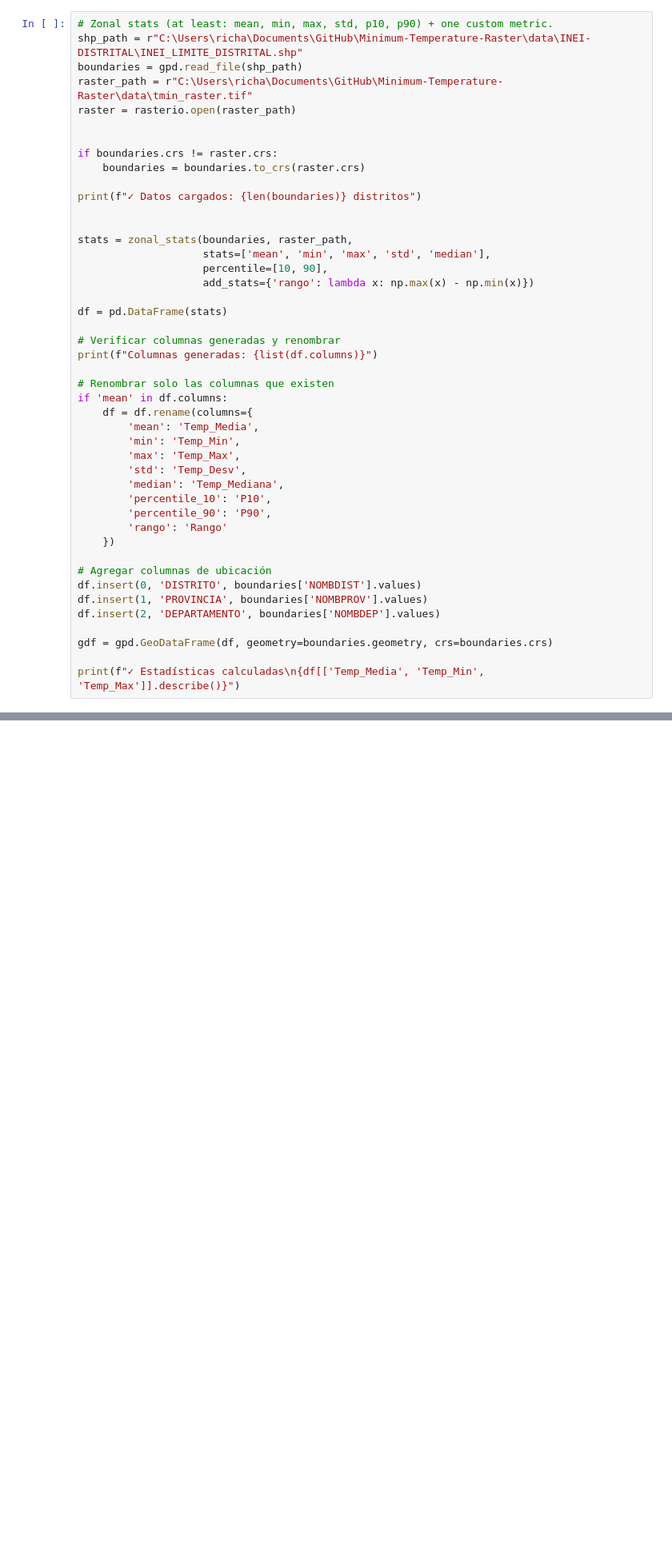
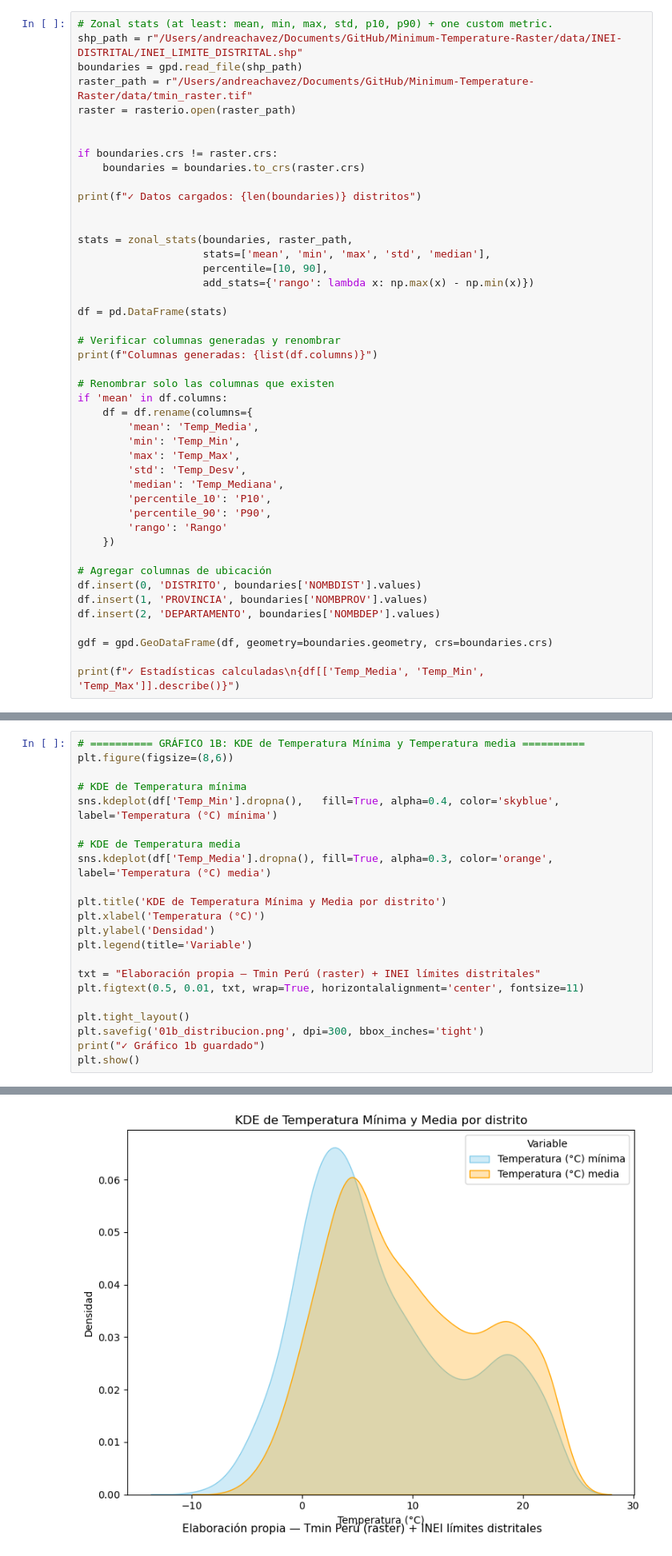
Before and after one commit to danielamartuccelli/Minimum-Temperature-Raster, a Jupyter notebook: data/data.ipynb, the cells around one changed output, grey strips where cells are left out. Shown at 80% size. Saved outputs shown, nothing was run; the diff lists cells and outputs as text; blank space fills up the shorter version.

```diff
--- a/data/data.ipynb
+++ b/data/data.ipynb
@@ -172,9 +175,9 @@ El shapefile y el raster se superponen correctamente
 ## Zonal stats
 # %%
 # Zonal stats (at least: mean, min, max, std, p10, p90) + one custom metric.
-shp_path = r"C:\Users\richa\Documents\GitHub\Minimum-Temperature-Raster\data\INEI-DISTRITAL\INEI_LIMITE_DISTRITAL.shp"
+shp_path = r"/Users/andreachavez/Documents/GitHub/Minimum-Temperature-Raster/data/INEI-DISTRITAL/INEI_LIMITE_DISTRITAL.shp"
 boundaries = gpd.read_file(shp_path)
-raster_path = r"C:\Users\richa\Documents\GitHub\Minimum-Temperature-Raster\data\tmin_raster.tif"
+raster_path = r"/Users/andreachavez/Documents/GitHub/Minimum-Temperature-Raster/data/tmin_raster.tif"
 raster = rasterio.open(raster_path)
 
 
@@ -271,3 +275,26 @@ plt.show()
 # %% [output]
 ✓ Gráfico 1 guardado
 [figure]
+# %%
+# ========== GRÁFICO 1B: KDE de Temperatura Mínima y Temperatura media ==========
+plt.figure(figsize=(8,6))
+
+# KDE de Temperatura mínima
+sns.kdeplot(df['Temp_Min'].dropna(),   fill=True, alpha=0.4, color='skyblue', label='Temperatura (°C) mínima')
+
+# KDE de Temperatura media
+sns.kdeplot(df['Temp_Media'].dropna(), fill=True, alpha=0.3, color='orange',    label='Temperatura (°C) media')
+
+plt.title('KDE de Temperatura Mínima y Media por distrito')
+plt.xlabel('Temperatura (°C)')
+plt.ylabel('Densidad')
+plt.legend(title='Variable')
+
+txt = "Elaboración propia — Tmin Perú (raster) + INEI límites distritales"
+plt.figtext(0.5, 0.01, txt, wrap=True, horizontalalignment='center', fontsize=11)
+
+plt.tight_layout()
+plt.savefig('01b_distribucion.png', dpi=300, bbox_inches='tight')
+print("✓ Gráfico 1b guardado")
+plt.show()
+# %% [output]
@@ -273,0 +302 @@ plt.show()
+[figure, added]
```
Also changed, not shown: parts of 12 cells of this notebook, 7 other files.
